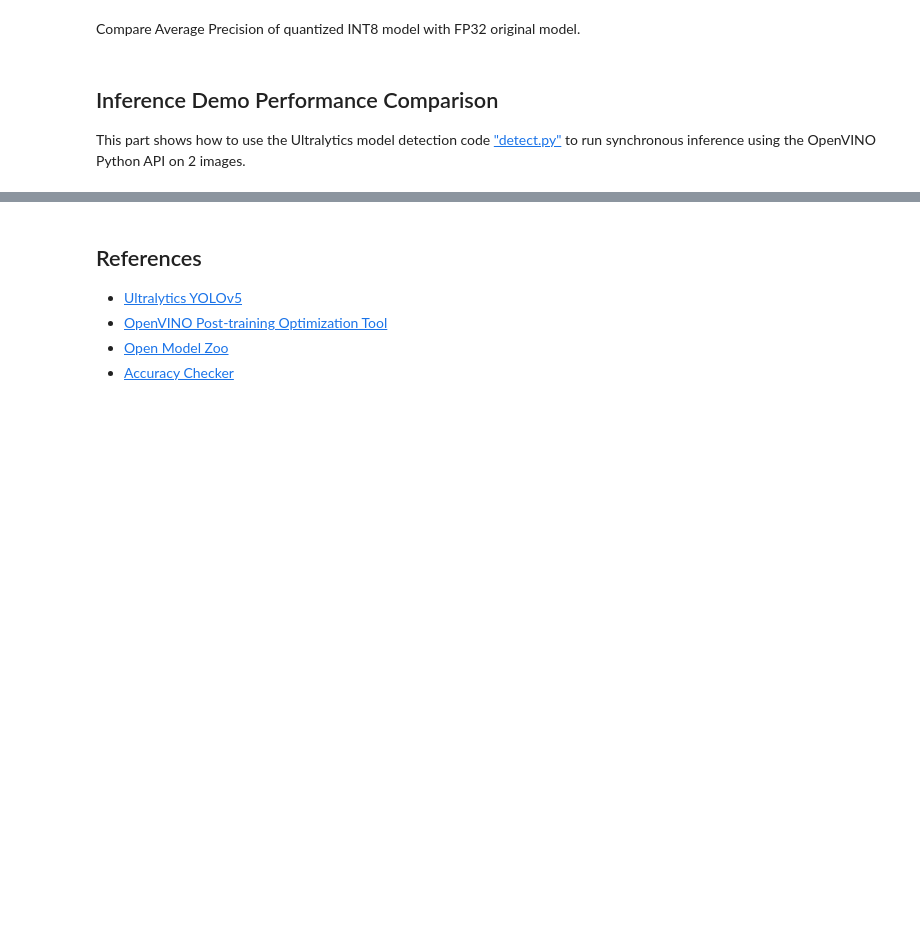
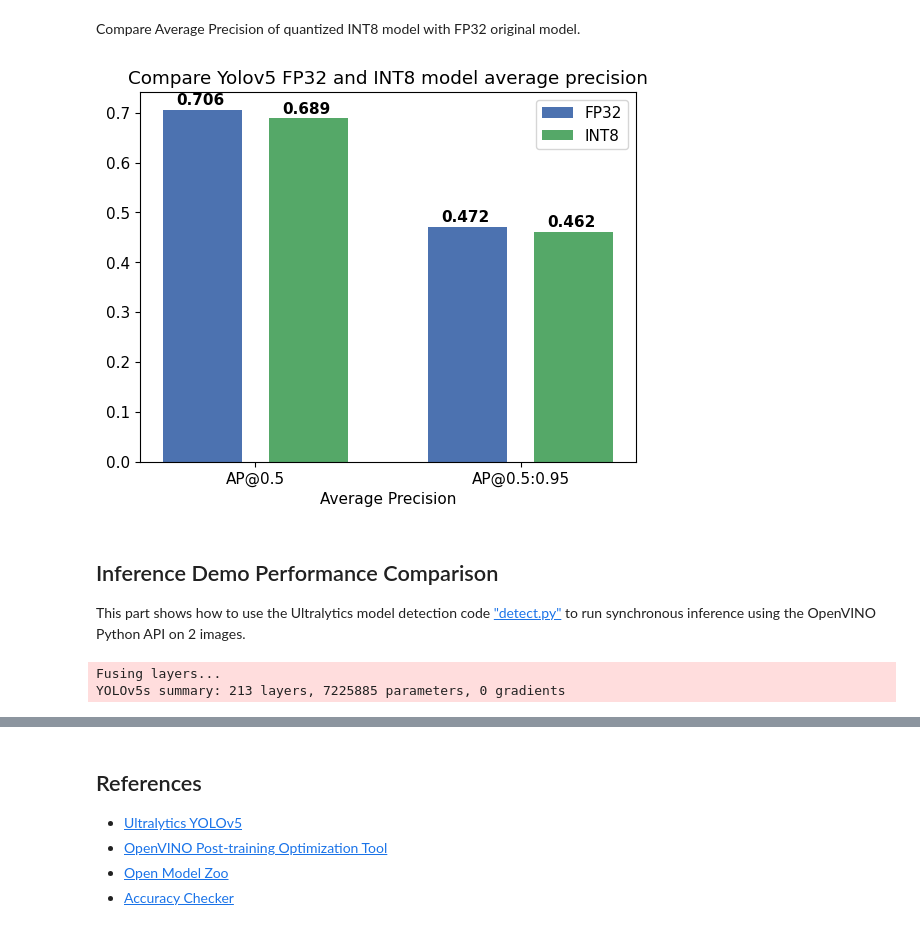
Before and after one commit to NagatoYuki0943/yolov5-ultralytics, a Jupyter notebook: 220-yolov5-accuracy-check-and-quantization.ipynb, the cells around one changed output, grey strips where cells are left out. Saved outputs shown, nothing was run; the diff lists cells and outputs as text; code cells hidden in the pictures; blank space fills up the shorter version.

```diff
--- a/220-yolov5-accuracy-check-and-quantization.ipynb
+++ b/220-yolov5-accuracy-check-and-quantization.ipynb
@@ -28 +49,5 @@ Convert Pytorch model to ONNX and OpenVINO IR, with FP32 precision.
+# %%
+IMAGE_SIZE = 640
+MODEL_NAME = "yolov5s"
+MODEL_PATH = "weights"
 # %%
@@ -321,13 +441,11 @@ It will take few minutes for generating FP32-INT8 model, please check the quanti
 """
 print("Run the POT. This will take few minutes...")
 config = get_config()
-init_logger(level='INFO')
+init_logger(level="INFO")
 logger = get_logger(__name__)
-save_dir = increment_path(Path(SAVE_DIR), exist_ok=True)  # increment run
-save_dir.mkdir(parents=True, exist_ok=True)  # make dir
 
 # Step 1: Load the model.
-model = load_model(config["model"])
+model = load_model(config["model_fp32"])
 
 # Step 2: Initialize the data loader.
 data_loader = YOLOv5DataLoader(config["dataset"])
@@ -340,6 +458,8 @@ engine = IEEngine(config=config["engine"], data_loader=data_loader, metric=metri
 
 # Step 5: Create a pipeline of compression algorithms.
 pipeline = create_pipeline(config["algorithms"], engine)
+
+metric_results = None
 
 # Check the FP32 model accuracy.
 metric_results_fp32 = pipeline.evaluate(model)
@@ -354,8 +474,8 @@ compressed_model = pipeline.run(model)
 compress_model_weights(compressed_model)
 
 # Step 8: Save the compressed model to the desired path.
-optimized_save_dir = Path(save_dir)
-save_model(compressed_model, Path(Path.cwd()).joinpath(optimized_save_dir), config["model"]["model_name"])
+optimized_save_dir = Path(config["model_int8"]["save_path"])
+save_model(compressed_model, optimized_save_dir, config["model_int8"]["model_name"])
 
 # Step 9 (Optional): Evaluate the compressed model. Print the results.
 metric_results_i8 = pipeline.evaluate(compressed_model)
@@ -366,34 +505,54 @@ logger.info("Quantized INT8 model metric_results: {}".format(metric_results_i8))
 Compare Average Precision of quantized INT8 model with FP32 original model.
 # %%
 %matplotlib inline
-plt.style.use('seaborn-deep')
+plt.style.use("seaborn-deep")
 fp32_acc = np.array(list(metric_results_fp32.values()))
 int8_acc = np.array(list(metric_results_i8.values()))
-x_data = ("AP@0.5","AP@0.5:0.95")
+x_data = ("AP@0.5", "AP@0.5:0.95")
 x_axis = np.arange(len(x_data))
 fig = plt.figure()
-fig.patch.set_facecolor('#FFFFFF')
+fig.patch.set_facecolor("#FFFFFF")
 fig.patch.set_alpha(0.7)
 ax = fig.add_subplot(111)
-plt.bar(x_axis - 0.2, fp32_acc, 0.3, label='FP32')
+plt.bar(x_axis - 0.2, fp32_acc, 0.3, label="FP32")
 for i in range(0, len(x_axis)):
-    plt.text(i - 0.3, round(fp32_acc[i],3) + 0.01, str(round(fp32_acc[i],3)),fontweight="bold")
-plt.bar(x_axis + 0.2, int8_acc, 0.3, label='INT8')
+    plt.text(
+        i - 0.3,
+        round(fp32_acc[i], 3) + 0.01,
+        str(round(fp32_acc[i], 3)),
+        fontweight="bold",
+    )
+plt.bar(x_axis + 0.2, int8_acc, 0.3, label="INT8")
 for i in range(0, len(x_axis)):
-    plt.text(i + 0.1, round(int8_acc[i],3) + 0.01, str(round(int8_acc[i],3)),fontweight="bold")
+    plt.text(
+        i + 0.1,
+        round(int8_acc[i], 3) + 0.01,
+        str(round(int8_acc[i], 3)),
+        fontweight="bold",
+    )
 plt.xticks(x_axis, x_data)
 plt.xlabel("Average Precision")
 plt.title("Compare Yolov5 FP32 and INT8 model average precision")
 
-# 图例
 plt.legend()
-
-# 保存图片
-plt.savefig(SAVE_DIR + "/Compare Yolov5 FP32 and INT8 model average precision.png")
-
 plt.show()
+# %% [output]
+[figure, added]
 # %% [markdown]
 ## Inference Demo Performance Comparison
 
 This part shows how to use the Ultralytics model detection code ["detect.py"](https://github.com/ultralytics/yolov5/blob/master/detect.py) to run synchronous inference using the OpenVINO Python API on 2 images.
+# %%
+from export import attempt_load, yaml_save
+
+model = attempt_load(
+    f"{MODEL_PATH}/{MODEL_NAME}.pt", device="cpu", inplace=True, fuse=True
+)  # load FP32 model
+metadata = {"stride": int(max(model.stride)), "names": model.names}  # model metadata
+
+int8_path = Path(config["model_int8"]["save_path"]) / config["model_int8"]["model_name"]
+yaml_save(int8_path.with_suffix(".yaml"), metadata)  # add metadata.yaml
+# %% [output]
+Fusing layers...
+YOLOv5s summary: 213 layers, 7225885 parameters, 0 gradients
 # %%
```
Also changed, not shown: parts of 23 cells of this notebook, 10 other files.
